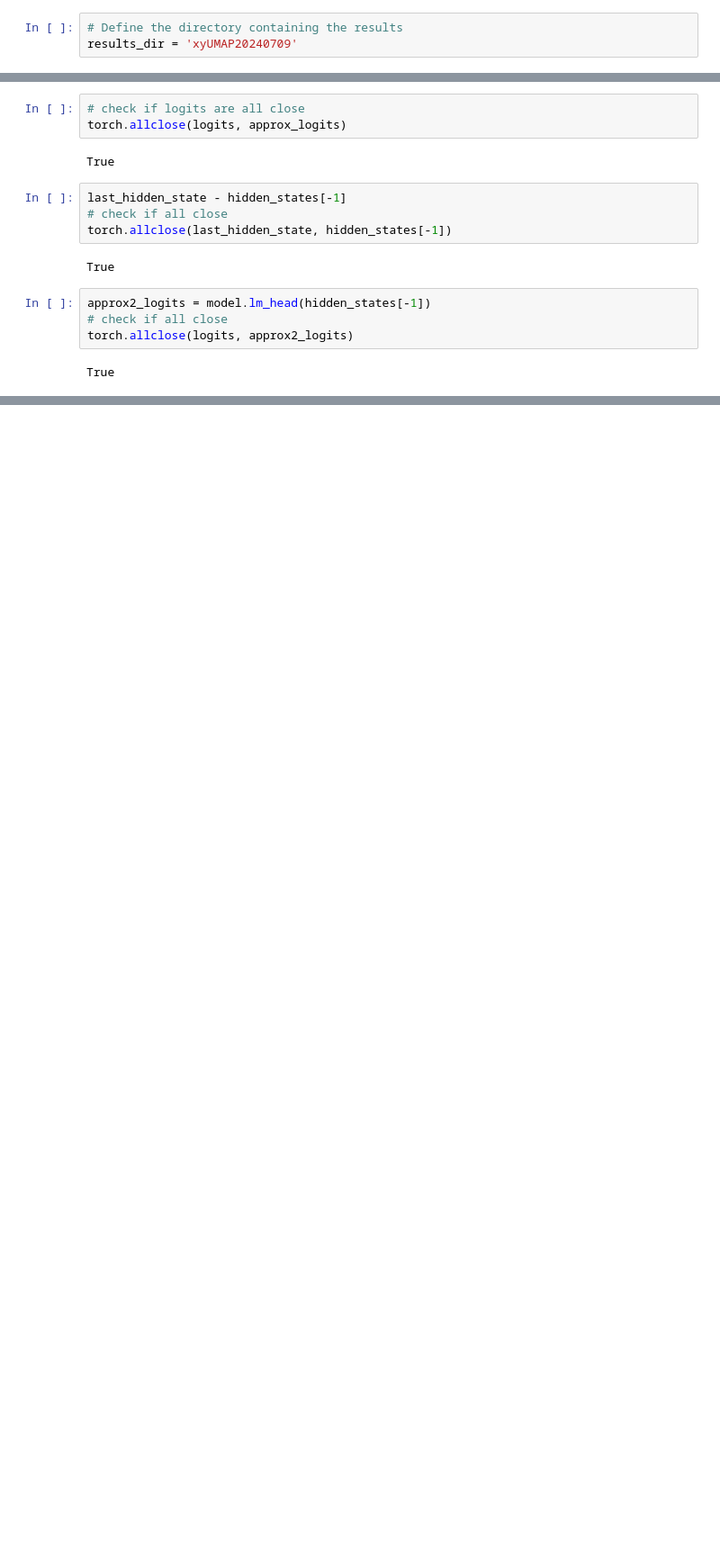
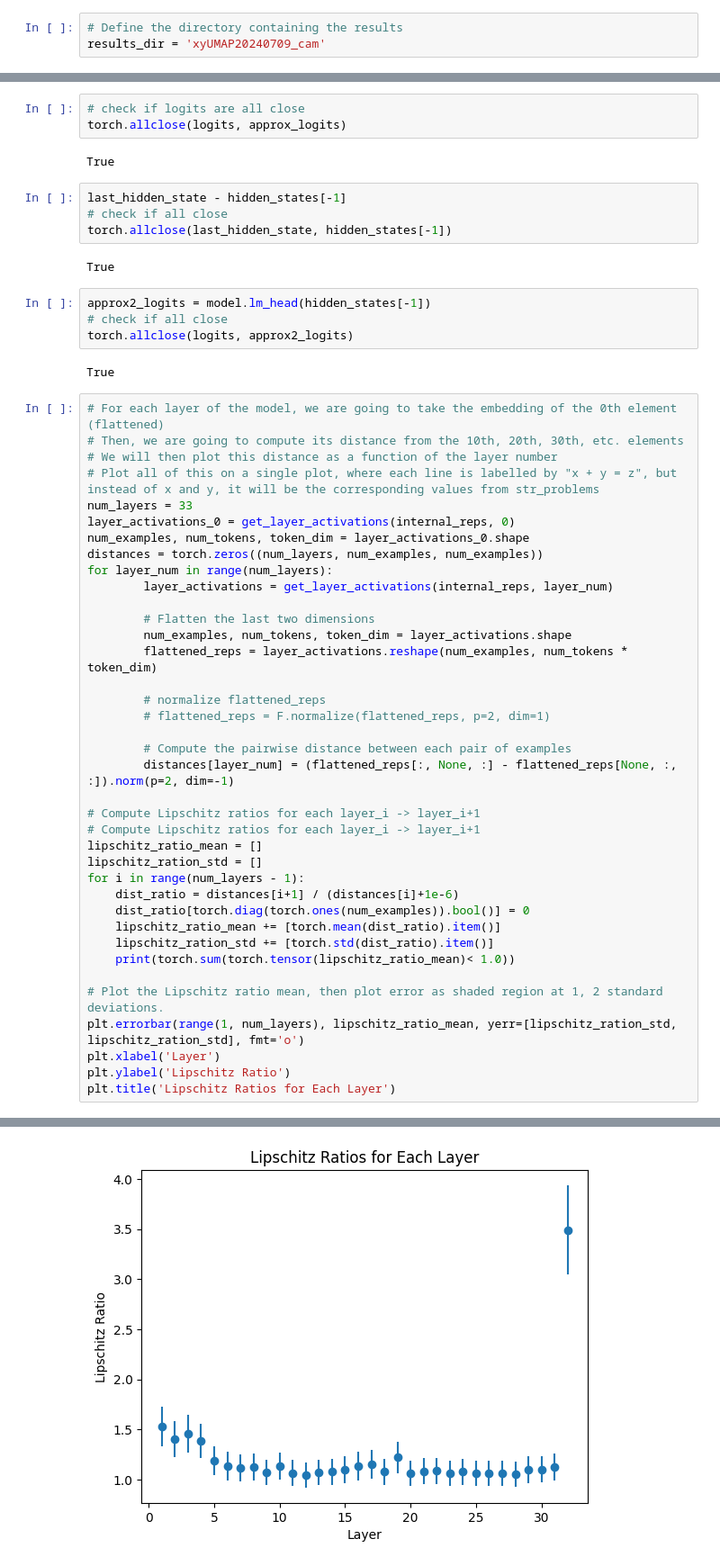
Before and after one commit to amanb2000/understanding_understanding, a Jupyter notebook: results/all_results.ipynb, the cells around one changed output, grey strips where cells are left out. Shown at 90% size. Cells and saved outputs as stored; diff of their text form; blank space fills up the shorter version.

Commit message:
Created new code to generate distance plots

````diff
--- a/results/all_results.ipynb
+++ b/results/all_results.ipynb
@@ -49,7 +49,7 @@ python3 compute_minute_math_reps.py \
 ```
 # %%
 # Define the directory containing the results
-results_dir = 'xyUMAP20240709'
+results_dir = 'xyUMAP20240709_cam'
 # %%
 # Load the answers and problems files
 answers = np.load(os.path.join(results_dir, 'answers.npy'))
@@ -510,3 +510,42 @@ approx2_logits = model.lm_head(hidden_states[-1])
 torch.allclose(logits, approx2_logits)
 # %% [output]
 True
+# %%
+# For each layer of the model, we are going to take the embedding of the 0th element (flattened)
+# Then, we are going to compute its distance from the 10th, 20th, 30th, etc. elements
+# We will then plot this distance as a function of the layer number
+# Plot all of this on a single plot, where each line is labelled by "x + y = z", but instead of x and y, it will be the corresponding values from str_problems
+num_layers = 33
+layer_activations_0 = get_layer_activations(internal_reps, 0)
+num_examples, num_tokens, token_dim = layer_activations_0.shape
+distances = torch.zeros((num_layers, num_examples, num_examples))
+for layer_num in range(num_layers):
+        layer_activations = get_layer_activations(internal_reps, layer_num)
+
+        # Flatten the last two dimensions
+        num_examples, num_tokens, token_dim = layer_activations.shape
+        flattened_reps = layer_activations.reshape(num_examples, num_tokens * token_dim)
+
+        # normalize flattened_reps
+        # flattened_reps = F.normalize(flattened_reps, p=2, dim=1)
+
+        # Compute the pairwise distance between each pair of examples
+        distances[layer_num] = (flattened_reps[:, None, :] - flattened_reps[None, :, :]).norm(p=2, dim=-1)
+
+# Compute Lipschitz ratios for each layer_i -> layer_i+1
+# Compute Lipschitz ratios for each layer_i -> layer_i+1
+lipschitz_ratio_mean = []
+lipschitz_ration_std = []
+for i in range(num_layers - 1):
+    dist_ratio = distances[i+1] / (distances[i]+1e-6)
+    dist_ratio[torch.diag(torch.ones(num_examples)).bool()] = 0
+    lipschitz_ratio_mean += [torch.mean(dist_ratio).item()]
+    lipschitz_ration_std += [torch.std(dist_ratio).item()]
+    print(torch.sum(torch.tensor(lipschitz_ratio_mean)< 1.0))
+
+# Plot the Lipschitz ratio mean, then plot error as shaded region at 1, 2 standard deviations.
+plt.errorbar(range(1, num_layers), lipschitz_ratio_mean, yerr=[lipschitz_ration_std, lipschitz_ration_std], fmt='o')
+plt.xlabel('Layer')
+plt.ylabel('Lipschitz Ratio')
+plt.title('Lipschitz Ratios for Each Layer')
+# %% [output]
@@ -512,0 +570 @@ True
+[figure, added]
````
Also changed, not shown: parts of 3 cells of this notebook.
